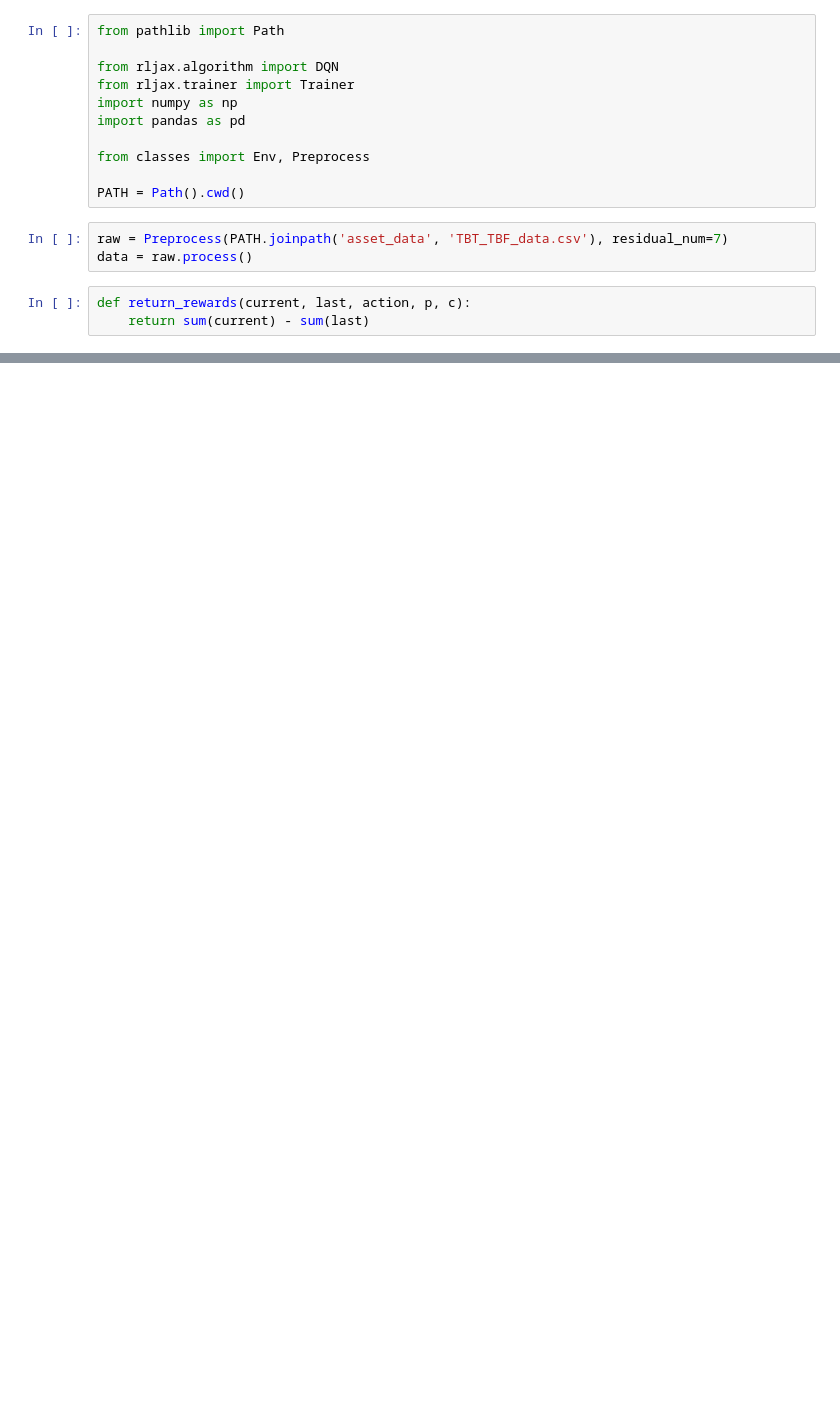
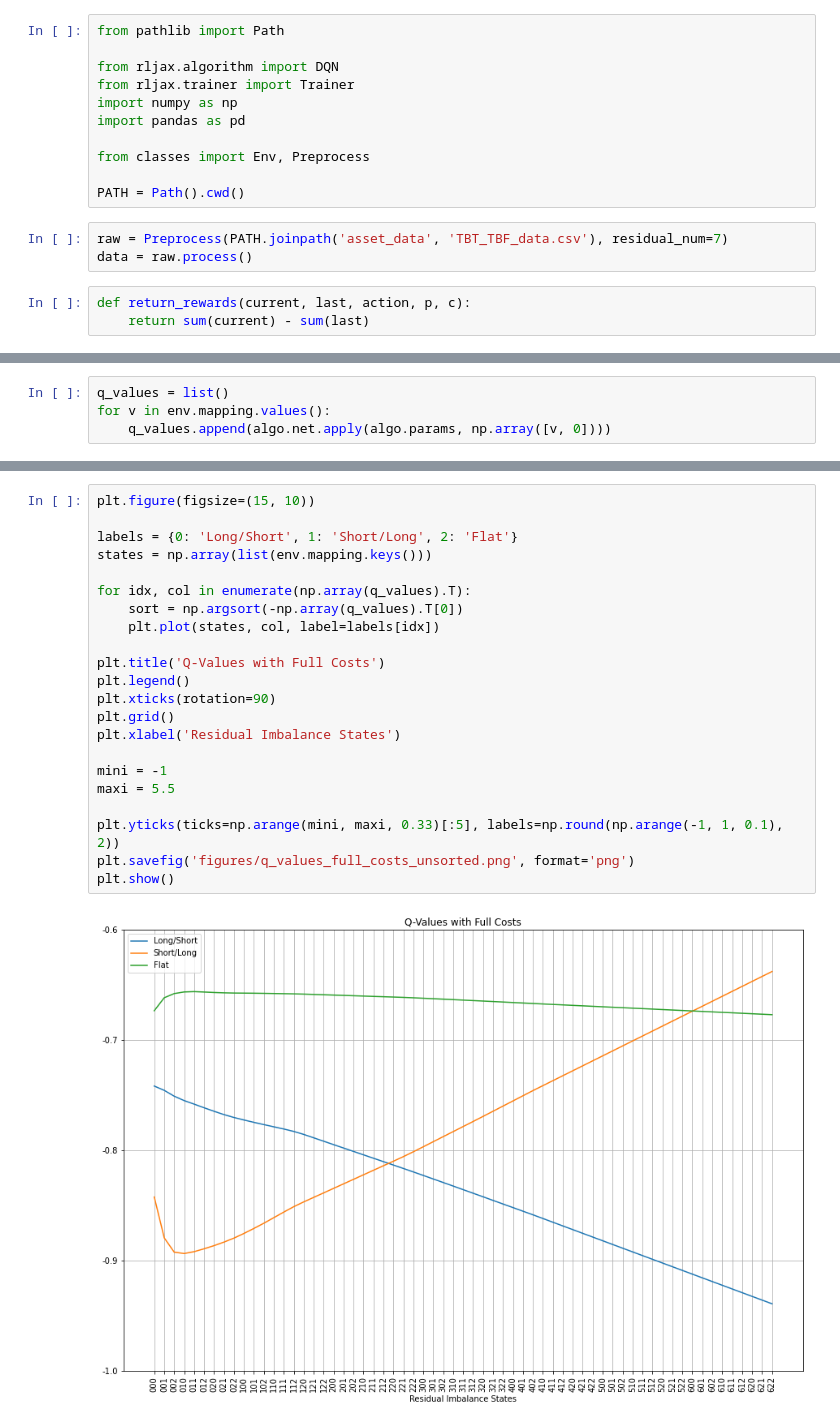
Before and after one commit to kew96/MicroPriceTradingRL, a Jupyter notebook: DQN_full_costs.ipynb, the cells around one changed output, grey strips where cells are left out. Saved outputs shown, nothing was run; the diff lists cells and outputs as text; blank space fills up the shorter version.

Commit message:
Adding q plots and rerunning other plots/notebooks

```diff
--- a/DQN_full_costs.ipynb
+++ b/DQN_full_costs.ipynb
@@ -77,0 +79,4 @@ env_test.summarize_decisions(fig_name='test_env_decisions_full_cost_dqn_9_242728
+# %%
+q_values = list()
+for v in env.mapping.values():
+    q_values.append(algo.net.apply(algo.params, np.array([v, 0])))
@@ -77,0 +91,24 @@ env_test.summarize_decisions(fig_name='test_env_decisions_full_cost_dqn_9_242728
+# %%
+plt.figure(figsize=(15, 10))
+
+labels = {0: 'Long/Short', 1: 'Short/Long', 2: 'Flat'}
+states = np.array(list(env.mapping.keys()))
+
+for idx, col in enumerate(np.array(q_values).T):
+    sort = np.argsort(-np.array(q_values).T[0])
+    plt.plot(states, col, label=labels[idx])
+
+plt.title('Q-Values with Full Costs')
+plt.legend()
+plt.xticks(rotation=90)
+plt.grid()
+plt.xlabel('Residual Imbalance States')
+
+mini = -1
+maxi = 5.5
+
+plt.yticks(ticks=np.arange(mini, maxi, 0.33)[:5], labels=np.round(np.arange(-1, 1, 0.1), 2))
+plt.savefig('figures/q_values_full_costs_unsorted.png', format='png')
+plt.show()
+# %% [output]
+[figure, added]
```
Also changed, not shown: parts of 7 cells of this notebook, 33 other files.
